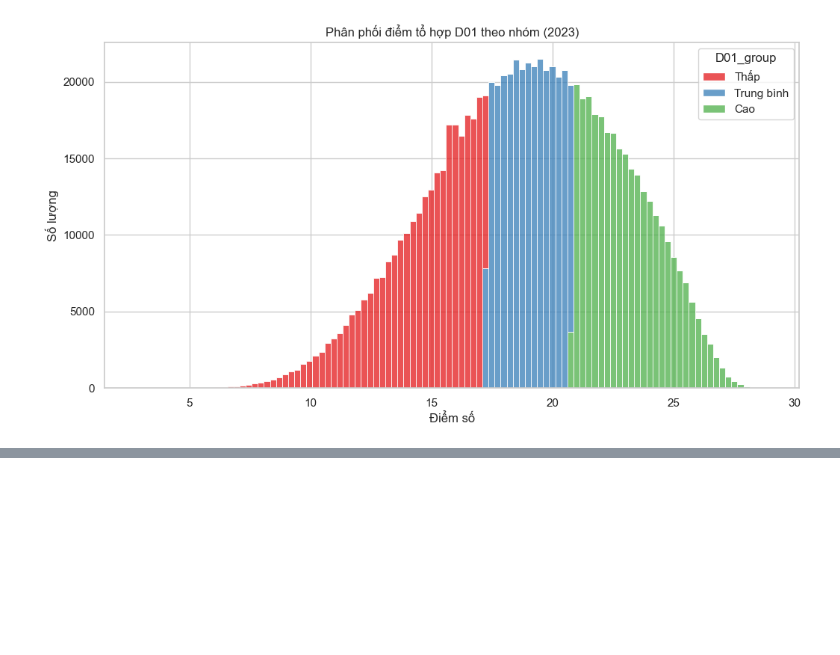
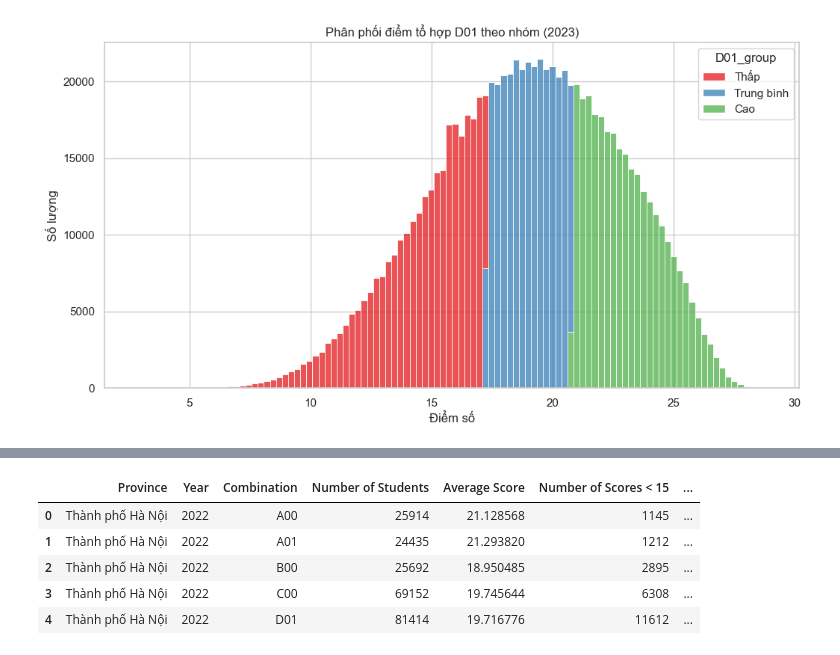
Before and after one commit to Dat-TG/THPTQG, a Jupyter notebook: analysis.ipynb, the cells around one changed output, grey strips where cells are left out. Cells and saved outputs as stored; diff of their text form; code cells hidden in the pictures; blank space fills up the shorter version.

```diff
--- a/analysis.ipynb
+++ b/analysis.ipynb
@@ -488,0 +555,9 @@ for combo in combos:
+# %%
+combination_stats_combined.head()
+# %% [output]
+|  | Province | Year | Combination | Number of Students | Average Score | Number of Scores < 15 | ... |
+| 0 | Thành phố Hà Nội | 2022 | A00 | 25914 | 21.128568 | 1145 | ... |
+| 1 | Thành phố Hà Nội | 2022 | A01 | 24435 | 21.293820 | 1212 | ... |
+| 2 | Thành phố Hà Nội | 2022 | B00 | 25692 | 18.950485 | 2895 | ... |
+| 3 | Thành phố Hà Nội | 2022 | C00 | 69152 | 19.745644 | 6308 | ... |
+| 4 | Thành phố Hà Nội | 2022 | D01 | 81414 | 19.716776 | 11612 | ... |
```
Also changed, not shown: parts of 13 cells of this notebook, 22 other files.
